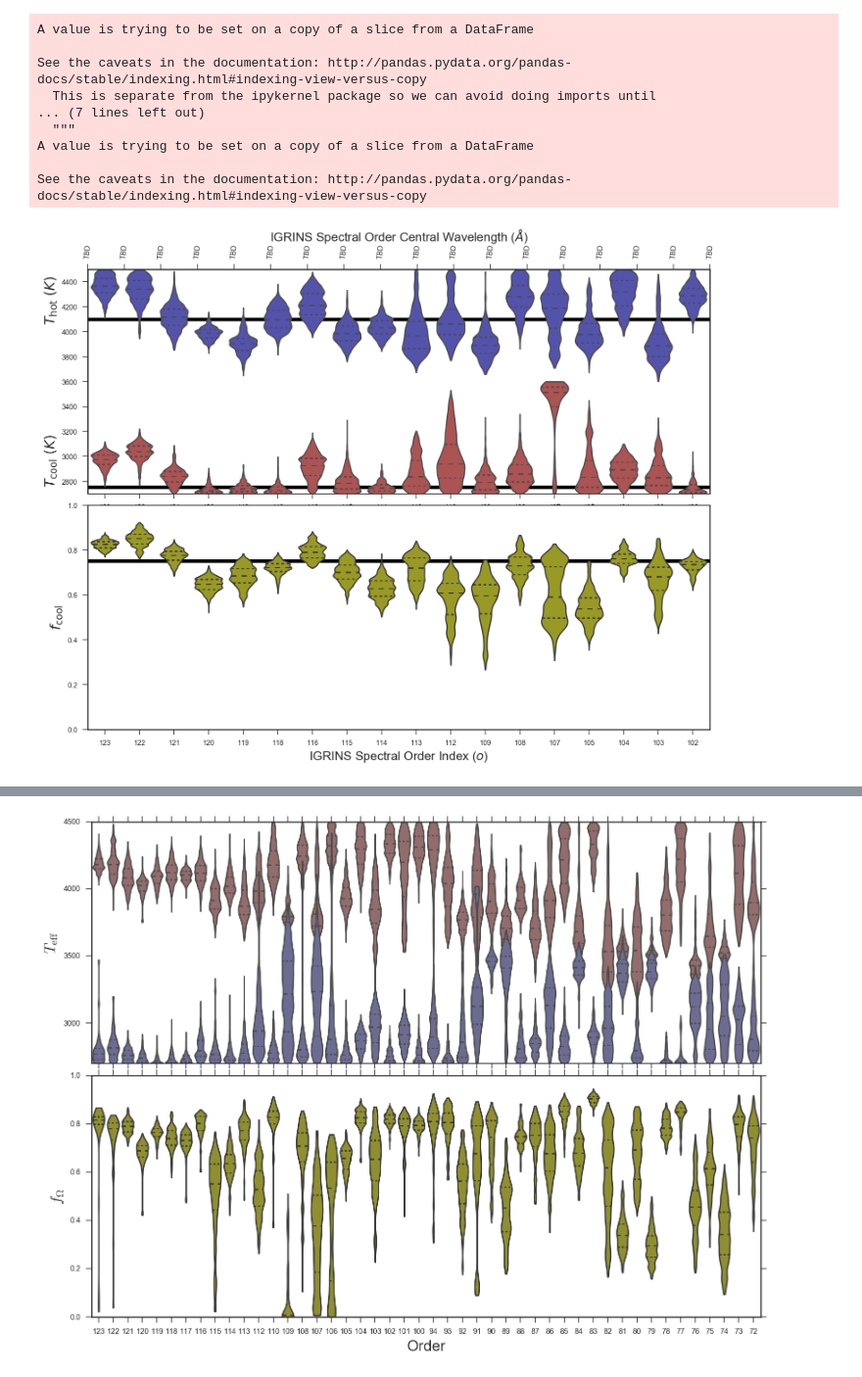
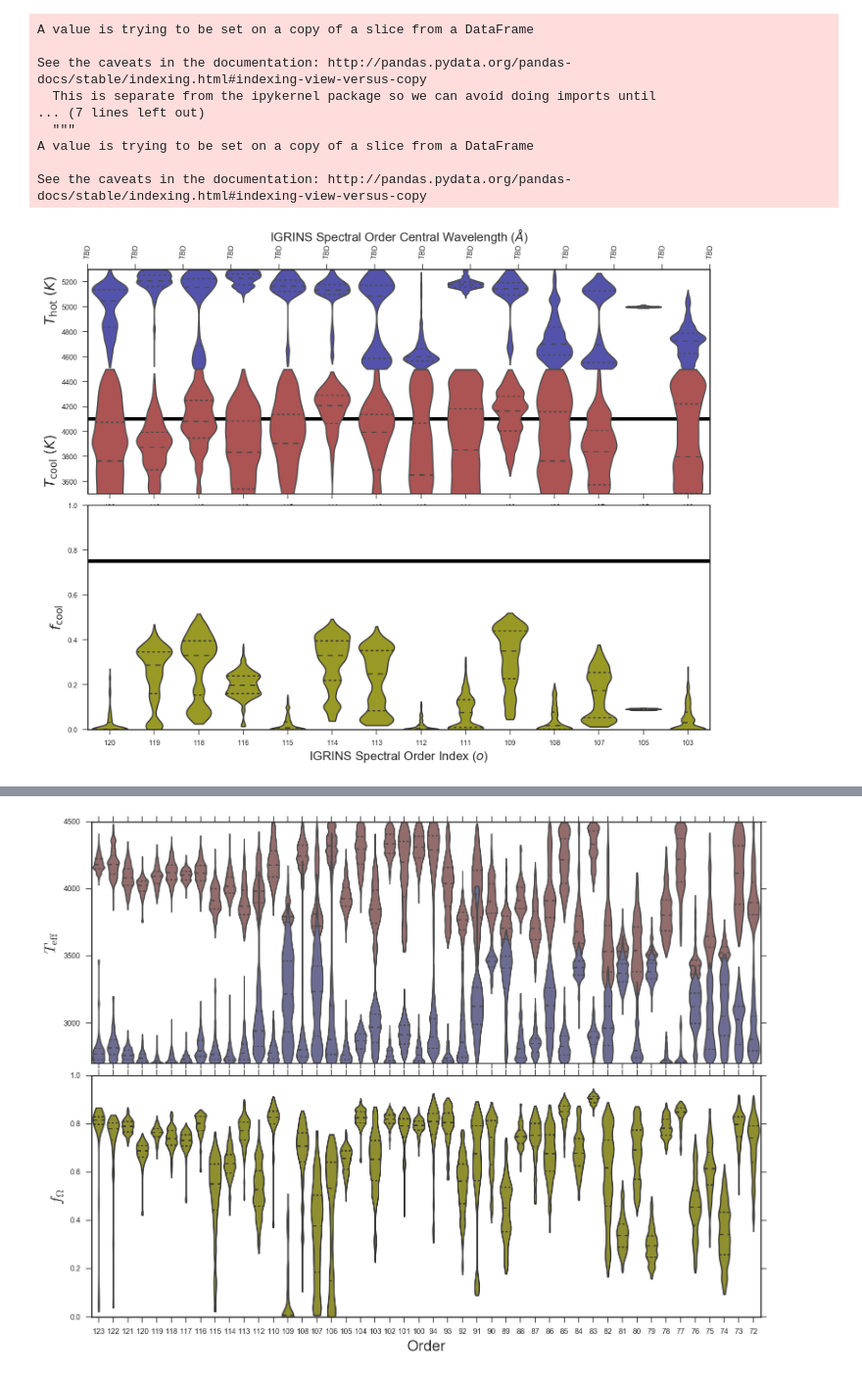
Before and after one commit to BrownDwarf/subsub, a Jupyter notebook: notebooks/subsub_violin_plot_demo.ipynb, the cells around one changed output, grey strips where cells are left out. Shown at 98% size. Saved outputs shown, nothing was run; the diff lists cells and outputs as text; code cells hidden in the pictures.

Commit message:
Update to include vx and vi violin plots

```diff
--- a/notebooks/subsub_violin_plot_demo.ipynb
+++ b/notebooks/subsub_violin_plot_demo.ipynb
@@ -30,7 +31,7 @@ base_dict = {'FeH': 2,
  'vi': 4,
  'vz': 3}
 # %%
-ms = np.array([102,103,104,105,107,108,109,112,113,114,115,116,118,119,120,121,122,123])
+ms = np.array([103,105,107,108,109,111,112,113,114,115,116,118,119,120])
 # %%
 ms
 # %% [output]
@@ -64,19 +74,0 @@ total_vdf_run01 = total_vdf
-# %%
-total_vdf = pd.DataFrame()
-for m in ms:
-    try:
-        ws = np.load("../sf/m{:03d}/output/mix_emcee/run01/emcee_chain.npy".format(m))
-        gi = ws[0,:,0] != 0.0
-        print("Order {}: {} samples".format(m, gi.sum()))
-        ws = ws[:,gi,:]
-        burned = ws[:, -1*n_s:,:]
-        xs, ys, zs = burned.shape
-        fc = burned.reshape(xs*ys, zs)
-        bb = 10**fc[:,7] / ( 10**fc[:,5] + 10**fc[:,7] )
-        for base in bases:
-            vdf[base] = fc[:,base_dict[base]]
-        vdf['ff'] = bb
-        vdf['m_val'] = m
-        total_vdf = total_vdf.append(vdf, ignore_index=True)
-    except:
-        print("Order {}: FAIL".format(m))
@@ -197,35 +170,35 @@ sns.violinplot(x="m_val", y="Teff2", data=g_vdf, cut=0, scale='width', inner='qu
 
 #sns.axlabel(' ', ' ')
 ax1.set_ylabel('$T_\mathrm{cool} \; (K) \qquad \qquad \qquad \qquad T_\mathrm{hot} \; (K)$', fontdict={"fontsize":16})
-ax1.set_ylim(2700, 4500)
+ax1.set_ylim(3500, 5300)
 #ax1.xaxis.set_major_formatter(plt.NullFormatter())
 
 ax1b = ax1.twiny()
 
 new_tick_locations = vec1
 
 ax1b.set_xticks(ax1.get_xticks())
 ax1b.set_xticklabels(new_tick_locations, rotation=85)
 ax1b.set_xlabel(r"IGRINS Spectral Order Central Wavelength ($\AA$)", fontsize=14)
 
 ## Fill factor
 
 ax2 = fig.add_subplot(212)
 
 g3 = sns.violinplot(x="m_val", y="ff", data=b_vdf, cut=0, scale='width', inner=None,
                    color='y', saturation=0.09, ax=ax2, order=total_vdf.m_val.unique(), alpha=0.1)
 for this_col in g3.axes.collections:
     this_col.set_alpha(0.2)
 
 ff_guess = 0.75
 ax2.axhline(ff_guess, linewidth=4, color='k', axes=ax2, zorder=0)
 
 sns.violinplot(x="m_val", y="ff", data=g_vdf, cut=0, scale='width', inner='quartile',
                    color='y', saturation=0.6, ax=ax2, order=total_vdf.m_val.unique())
 ax2.set_xlabel('IGRINS Spectral Order Index ($o$)', fontdict={"fontsize":14})
 ax2.set_ylabel('$f_\mathrm{cool}$', fontdict={"fontsize":16})
 ax2.set_ylim(0, 1)
 
-plt.savefig('../document/figures/violin_Teff_fill_order.pdf', bbox_inches='tight')
+plt.savefig('../results/figs/violinplot_test.png', bbox_inches='tight', dpi=300)
 # %% [output]
-[figure, old version]
+[figure, new version]
```
Also changed, not shown: parts of 12 cells of this notebook.
